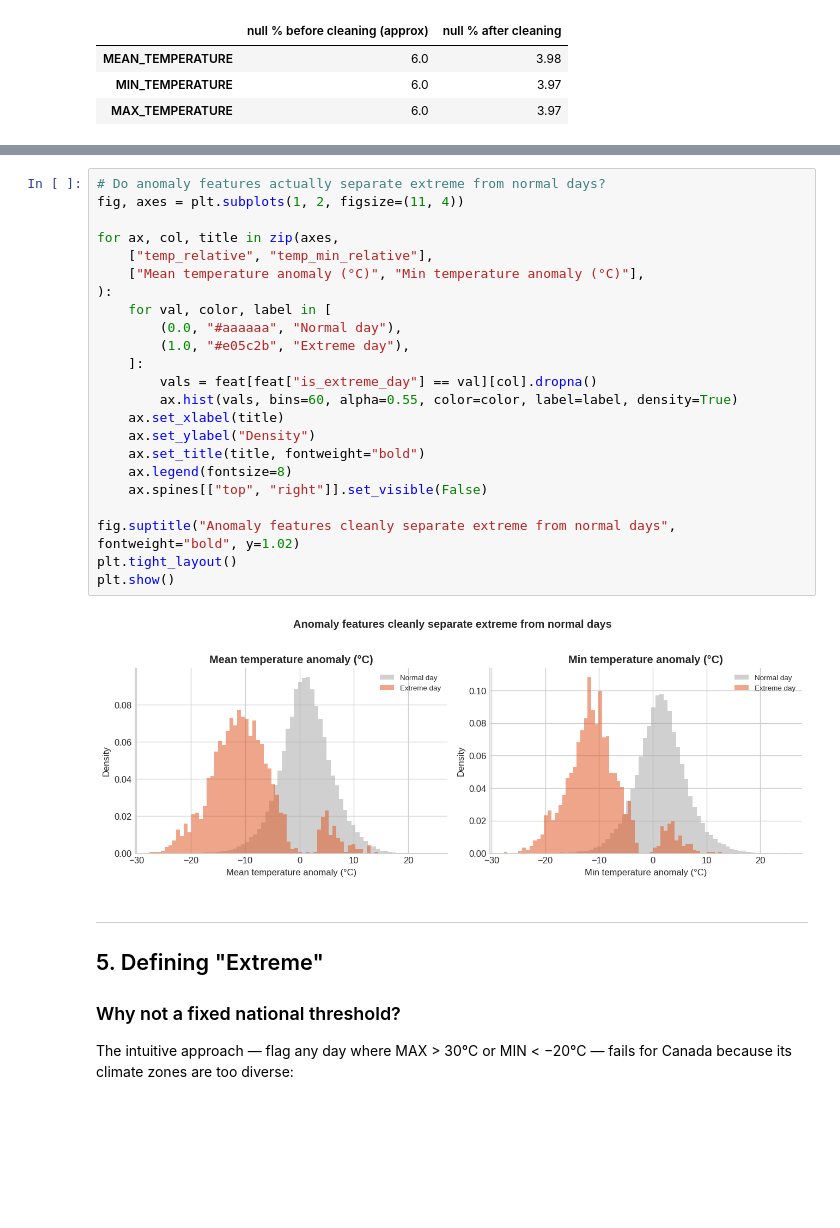
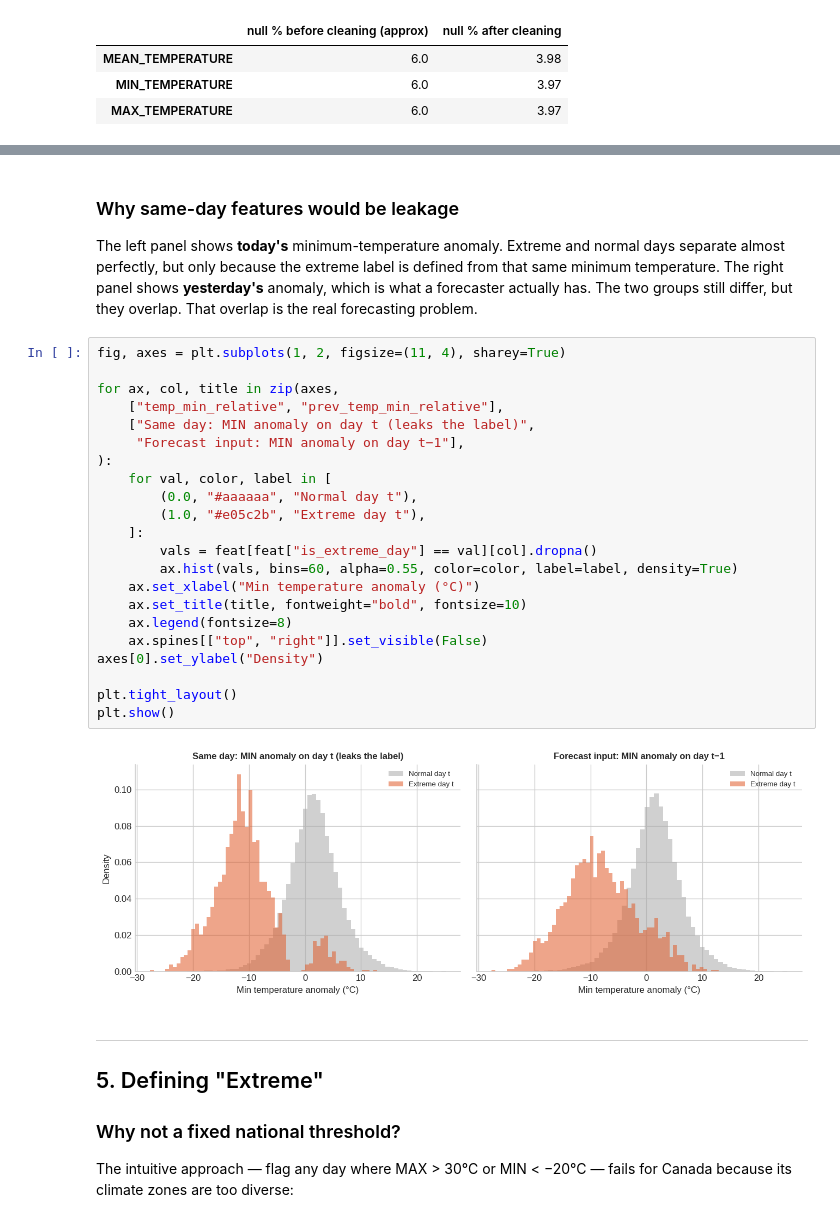
Before and after one commit to navitd/climateflow, a Jupyter notebook: notebooks/climateflow_analysis.ipynb, the cells around one changed output, grey strips where cells are left out. Drawn from its saved outputs; the diff is of its cells as text; blank space fills up the shorter version.

```diff
--- a/notebooks/climateflow_analysis.ipynb
+++ b/notebooks/climateflow_analysis.ipynb
@@ -267,28 +283,35 @@ rainy_season         0.0
+# %% [markdown]
+### Why same-day features would be leakage
+
+The left panel shows **today's** minimum-temperature anomaly. Extreme and normal days separate
+almost perfectly, but only because the extreme label is defined from that same minimum
+temperature. The right panel shows **yesterday's** anomaly, which is what a forecaster
+actually has. The two groups still differ, but they overlap. That overlap is the real
+forecasting problem.
 # %%
-# Do anomaly features actually separate extreme from normal days?
-fig, axes = plt.subplots(1, 2, figsize=(11, 4))
+fig, axes = plt.subplots(1, 2, figsize=(11, 4), sharey=True)
 
 for ax, col, title in zip(axes,
-    ["temp_relative", "temp_min_relative"],
-    ["Mean temperature anomaly (°C)", "Min temperature anomaly (°C)"],
+    ["temp_min_relative", "prev_temp_min_relative"],
+    ["Same day: MIN anomaly on day t (leaks the label)",
+     "Forecast input: MIN anomaly on day t−1"],
 ):
     for val, color, label in [
-        (0.0, "#aaaaaa", "Normal day"),
-        (1.0, "#e05c2b", "Extreme day"),
+        (0.0, "#aaaaaa", "Normal day t"),
+        (1.0, "#e05c2b", "Extreme day t"),
     ]:
         vals = feat[feat["is_extreme_day"] == val][col].dropna()
         ax.hist(vals, bins=60, alpha=0.55, color=color, label=label, density=True)
-    ax.set_xlabel(title)
-    ax.set_ylabel("Density")
-    ax.set_title(title, fontweight="bold")
+    ax.set_xlabel("Min temperature anomaly (°C)")
+    ax.set_title(title, fontweight="bold", fontsize=10)
     ax.legend(fontsize=8)
     ax.spines[["top", "right"]].set_visible(False)
+axes[0].set_ylabel("Density")
 
-fig.suptitle("Anomaly features cleanly separate extreme from normal days", fontweight="bold", y=1.02)
 plt.tight_layout()
 plt.show()
 # %% [output]
-[figure, old version]
+[figure, new version]
 # %% [markdown]
 ---
 ## 5. Defining "Extreme"
```
Also changed, not shown: parts of 19 cells of this notebook, 17 other files.
